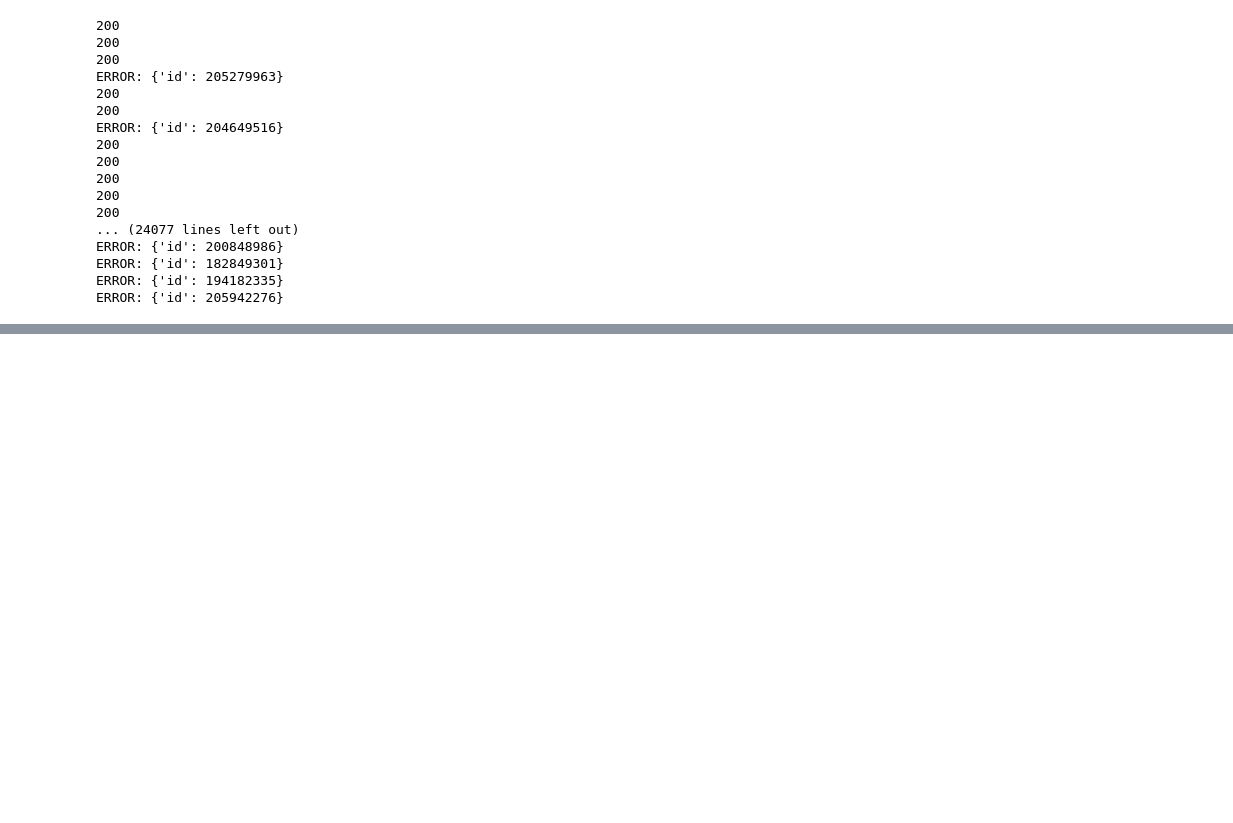
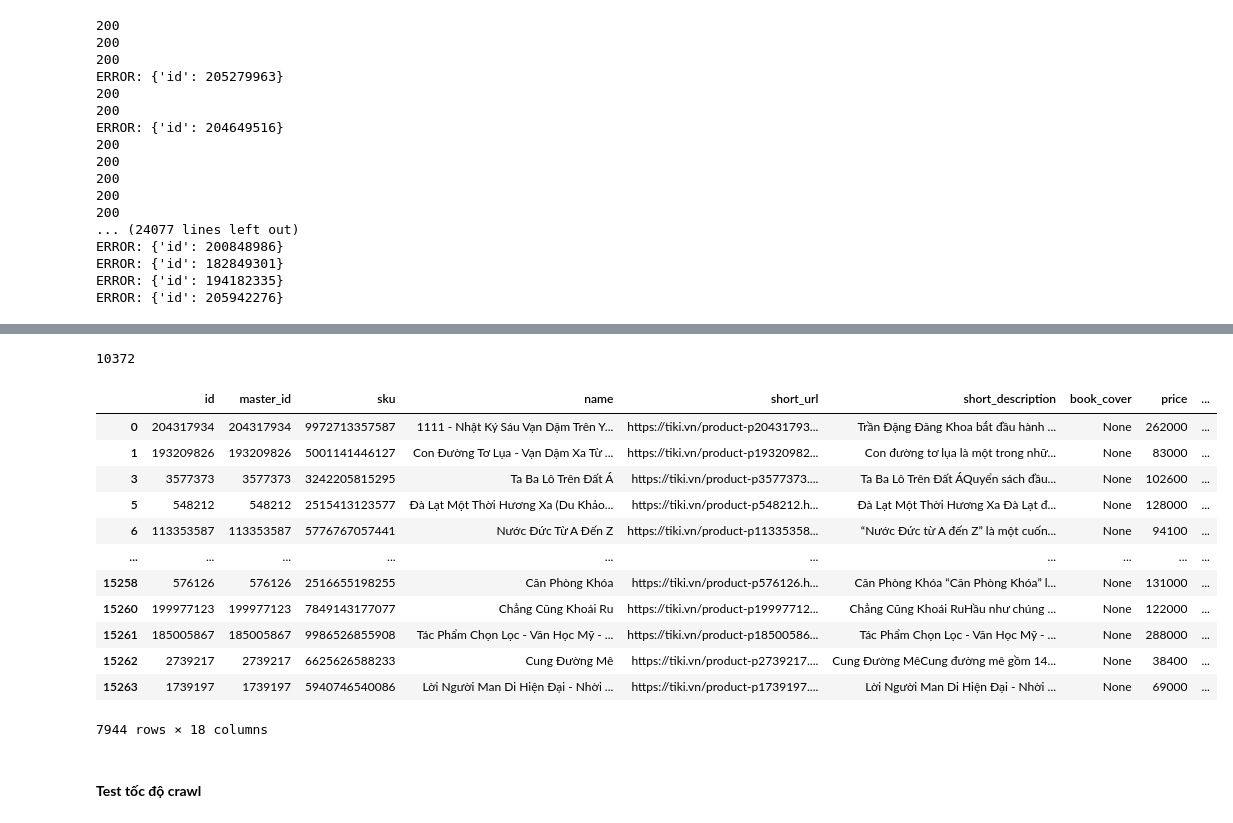
Before and after one commit to Miruku2201/NMKHDL_Final_Project, a Jupyter notebook: crawl.ipynb, the cells around one changed output, grey strips where cells are left out. Saved outputs shown, nothing was run; the diff lists cells and outputs as text; code cells hidden in the pictures; blank space fills up the shorter version.

```diff
--- a/crawl.ipynb
+++ b/crawl.ipynb
@@ -233 +255,23 @@ ERROR: {'id': 205942276}
+# %%
+book_df.duplicated().sum()
+# %% [output]
+10372
+# %%
+book_df.drop_duplicates()
+# %% [output]
+|  | id | master_id | sku | name | short_url | short_description | book_cover | price | ... |
+| 0 | 204317934 | 204317934 | 9972713357587 | 1111 - Nhật Ký Sáu Vạn Dặm Trên Y... | https://tiki.vn/product-p20431793... | Trần Đặng Đăng Khoa bắt đầu hành ... | None | 262000 | ... |
+| 1 | 193209826 | 193209826 | 5001141446127 | Con Đường Tơ Lụa - Vạn Dặm Xa Từ ... | https://tiki.vn/product-p19320982... | Con đường tơ lụa là một trong nhữ... | None | 83000 | ... |
+| 3 | 3577373 | 3577373 | 3242205815295 | Ta Ba Lô Trên Đất Á | https://tiki.vn/product-p3577373.... | Ta Ba Lô Trên Đất ÁQuyển sách đầu... | None | 102600 | ... |
+| 5 | 548212 | 548212 | 2515413123577 | Đà Lạt Một Thời Hương Xa (Du Khảo... | https://tiki.vn/product-p548212.h... | Đà Lạt Một Thời Hương Xa Đà Lạt đ... | None | 128000 | ... |
+| 6 | 113353587 | 113353587 | 5776767057441 | Nước Đức Từ A Đến Z | https://tiki.vn/product-p11335358... | “Nước Đức từ A đến Z” là một cuốn... | None | 94100 | ... |
+| ... | ... | ... | ... | ... | ... | ... | ... | ... | ... |
+| 15258 | 576126 | 576126 | 2516655198255 | Căn Phòng Khóa | https://tiki.vn/product-p576126.h... | Căn Phòng Khóa “Căn Phòng Khóa” l... | None | 131000 | ... |
+| 15260 | 199977123 | 199977123 | 7849143177077 | Chẳng Cũng Khoái Ru | https://tiki.vn/product-p19997712... | Chẳng Cũng Khoái RuHầu như chúng ... | None | 122000 | ... |
+| 15261 | 185005867 | 185005867 | 9986526855908 | Tác Phẩm Chọn Lọc - Văn Học Mỹ - ... | https://tiki.vn/product-p18500586... | Tác Phẩm Chọn Lọc - Văn Học Mỹ - ... | None | 288000 | ... |
+| 15262 | 2739217 | 2739217 | 6625626588233 | Cung Đường Mê | https://tiki.vn/product-p2739217.... | Cung Đường MêCung đường mê gồm 14... | None | 38400 | ... |
+| 15263 | 1739197 | 1739197 | 5940746540086 | Lời Người Man Di Hiện Đại - Nhời ... | https://tiki.vn/product-p1739197.... | Lời Người Man Di Hiện Đại - Nhời ... | None | 69000 | ... |
+7944 rows × 18 columns
+# %% [markdown]
+#### **Test tốc độ crawl**
 # %%
```
Also changed, not shown: parts of 17 cells of this notebook.
